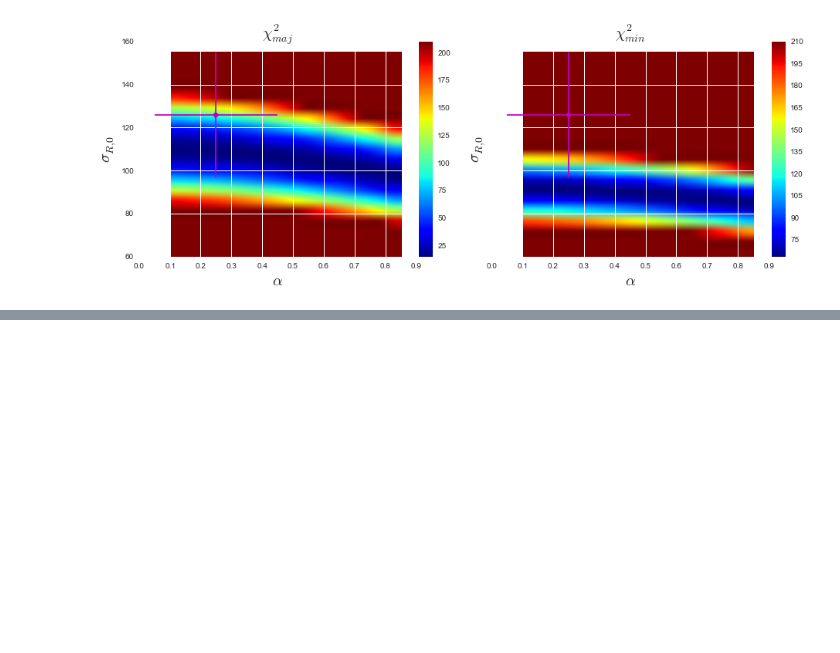
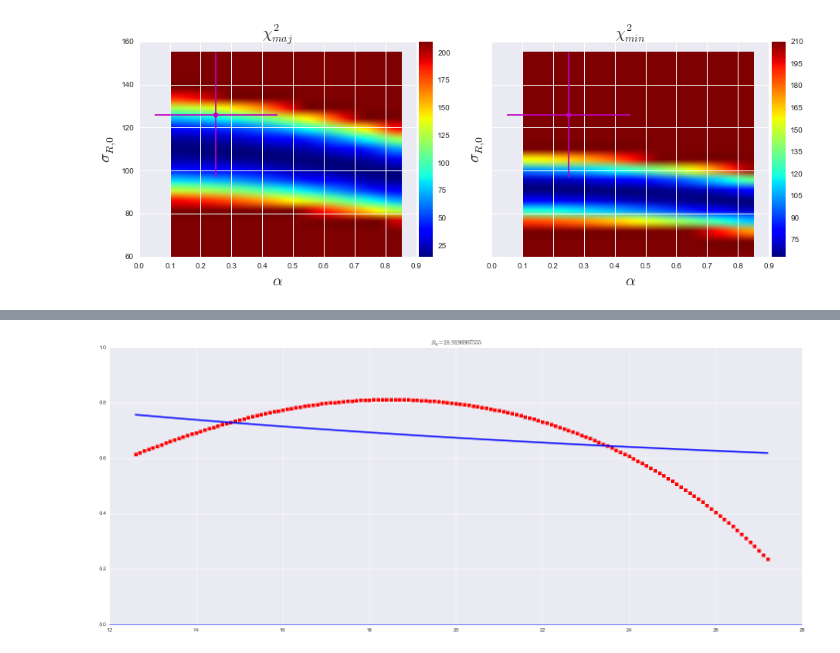
Before and after one commit to Amarchuk/2FInstability, a Jupyter notebook: notebooks/n2280_gerssen.ipynb, the cells around one changed output, grey strips where cells are left out. Saved outputs shown, nothing was run; the diff lists cells and outputs as text; code cells hidden in the pictures; blank space fills up the shorter version.

```diff
--- a/notebooks/n2280_gerssen.ipynb
+++ b/notebooks/n2280_gerssen.ipynb
@@ -290,0 +331,31 @@ interact(widget_plot_maps, h_k=(15., 100., 2.), b=(-0.35, -0.15, 0.01), vm = (70
+# %%
+def sigPhi_to_sigR_real(R):
+        return 0.5 * (1 + R*poly_star.deriv()(R) / poly_star(R))
+
+test_points = np.arange(min(r_ma_b), max(r_ma_b), 0.1)
+
+def f(R, Ro):
+    return 0.5*(1 + np.exp( -R/Ro ))
+
+xdata = test_points
+ydata = sigPhi_to_sigR_real(xdata)
+
+# xdata[0] = 0
+# ydata[0] = 0
+
+from scipy.optimize import curve_fit
+popt, pcov = curve_fit(f, xdata, ydata, p0=[1.0])
+Ro = popt[0]
+
+plt.plot(xdata, ydata, 's', color='r')
+plt.plot(xdata, [f(p, Ro) for p in xdata], '-', linewidth=3.0, color='b')
+# plt.axhline(y=0.5)
+plt.axhline(y=0.0)
+plt.title('$R_{0} = %s $' % Ro)
+plt.ylim(0, 1)
+plt.show()
+
+def sigPhi_to_sigR(R):
+    return sqrt(f(R, Ro))
+# %% [output]
+[figure, added]
```
Also changed, not shown: parts of 11 cells of this notebook, 6 other files.
